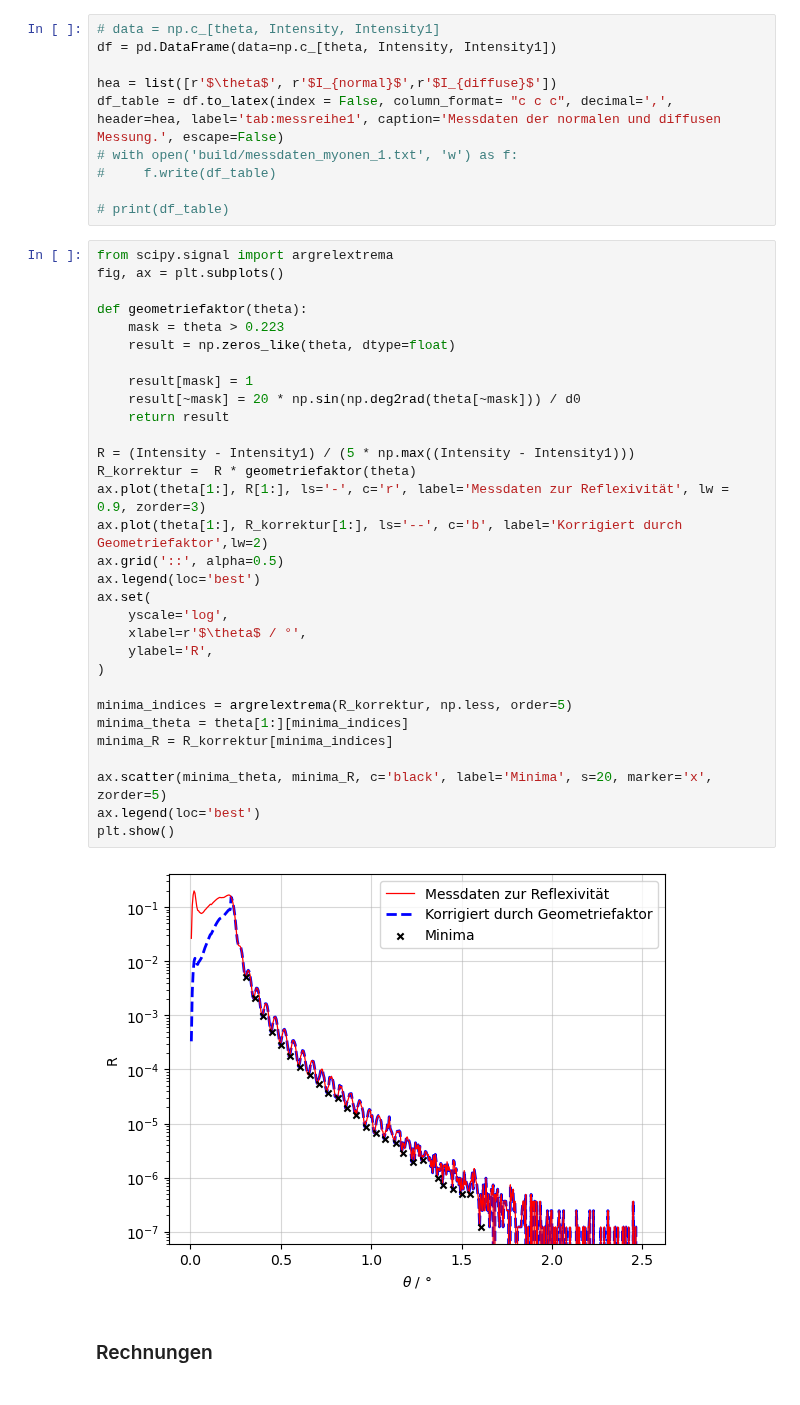
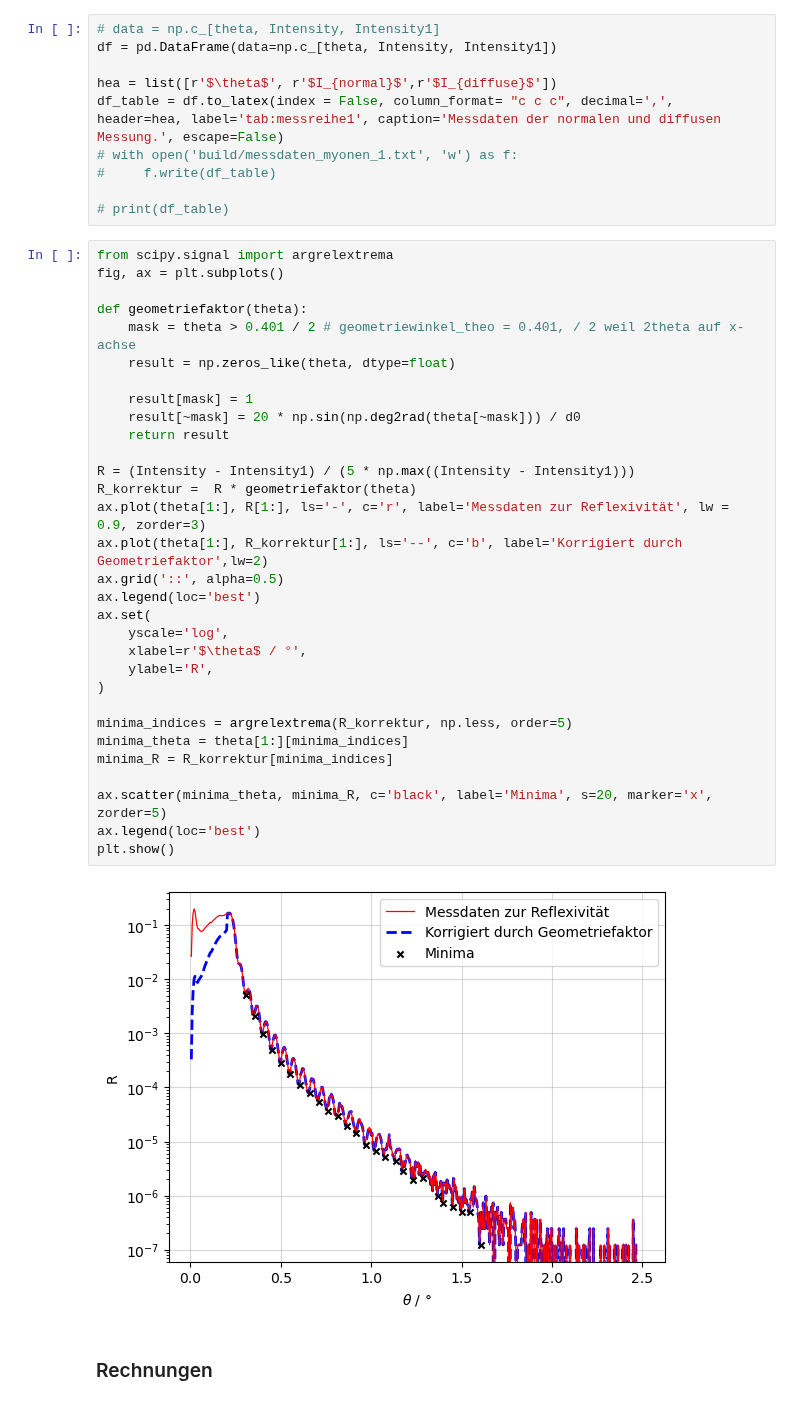
Before and after one commit to waerther/fortgeschrittenenpraktikum, a Jupyter notebook: v44/auswertung.ipynb, the cells around one changed output. Saved outputs shown, nothing was run; the diff lists cells and outputs as text.

```diff
--- a/v44/auswertung.ipynb
+++ b/v44/auswertung.ipynb
@@ -165,35 +165,35 @@ df_table = df.to_latex(index = False, column_format= "c c c", decimal=',', heade
 from scipy.signal import argrelextrema
 fig, ax = plt.subplots()
 
 def geometriefaktor(theta):
-    mask = theta > 0.223
+    mask = theta > 0.401 / 2 # geometriewinkel_theo = 0.401, / 2 weil 2theta auf x-achse
     result = np.zeros_like(theta, dtype=float)
 
     result[mask] = 1
     result[~mask] = 20 * np.sin(np.deg2rad(theta[~mask])) / d0
     return result
 
 R = (Intensity - Intensity1) / (5 * np.max((Intensity - Intensity1)))
 R_korrektur =  R * geometriefaktor(theta)
 ax.plot(theta[1:], R[1:], ls='-', c='r', label='Messdaten zur Reflexivität', lw = 0.9, zorder=3)
 ax.plot(theta[1:], R_korrektur[1:], ls='--', c='b', label='Korrigiert durch Geometriefaktor',lw=2)
 ax.grid('::', alpha=0.5)
 ax.legend(loc='best')
 ax.set(
     yscale='log',
     xlabel=r'$\theta$ / °',
     ylabel='R',
 )
 
 minima_indices = argrelextrema(R_korrektur, np.less, order=5)
 minima_theta = theta[1:][minima_indices]
 minima_R = R_korrektur[minima_indices]
 
 ax.scatter(minima_theta, minima_R, c='black', label='Minima', s=20, marker='x', zorder=5)
 ax.legend(loc='best')
 plt.show()
 # %% [output]
-[figure, old version]
+[figure, new version]
 # %% [markdown]
 ### Rechnungen
 # %% [markdown]
```
Also changed, not shown: parts of 2 cells of this notebook, 3 other files.
